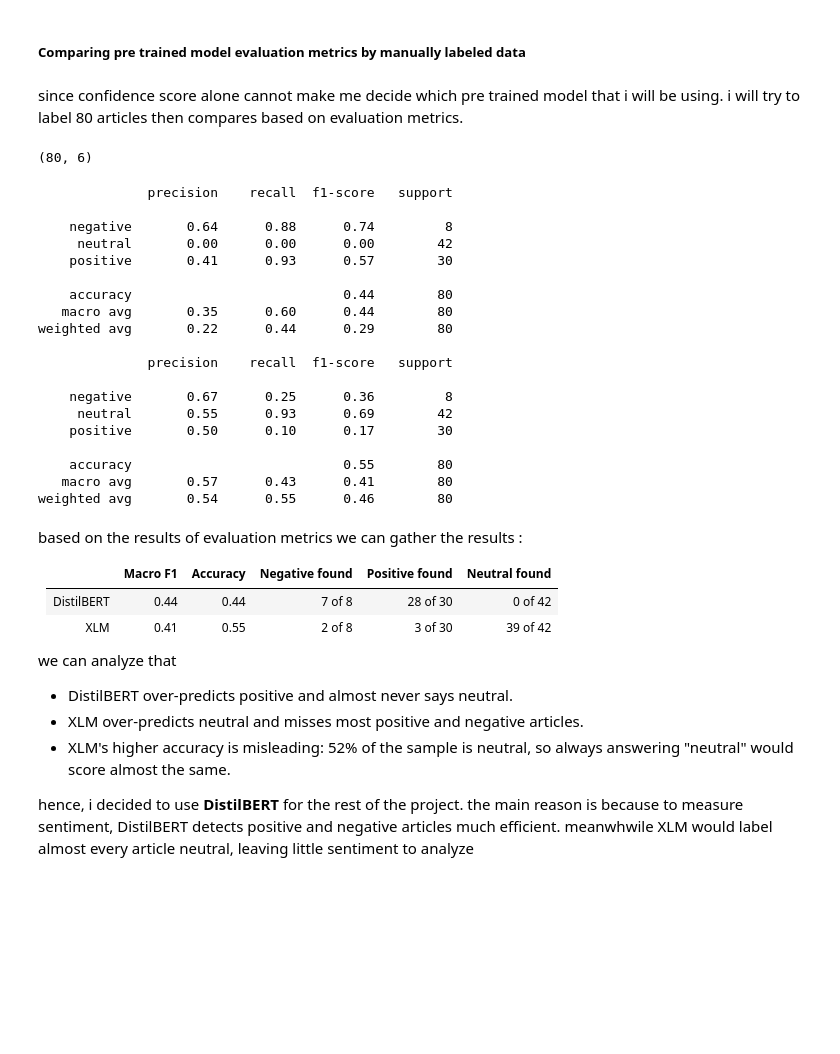
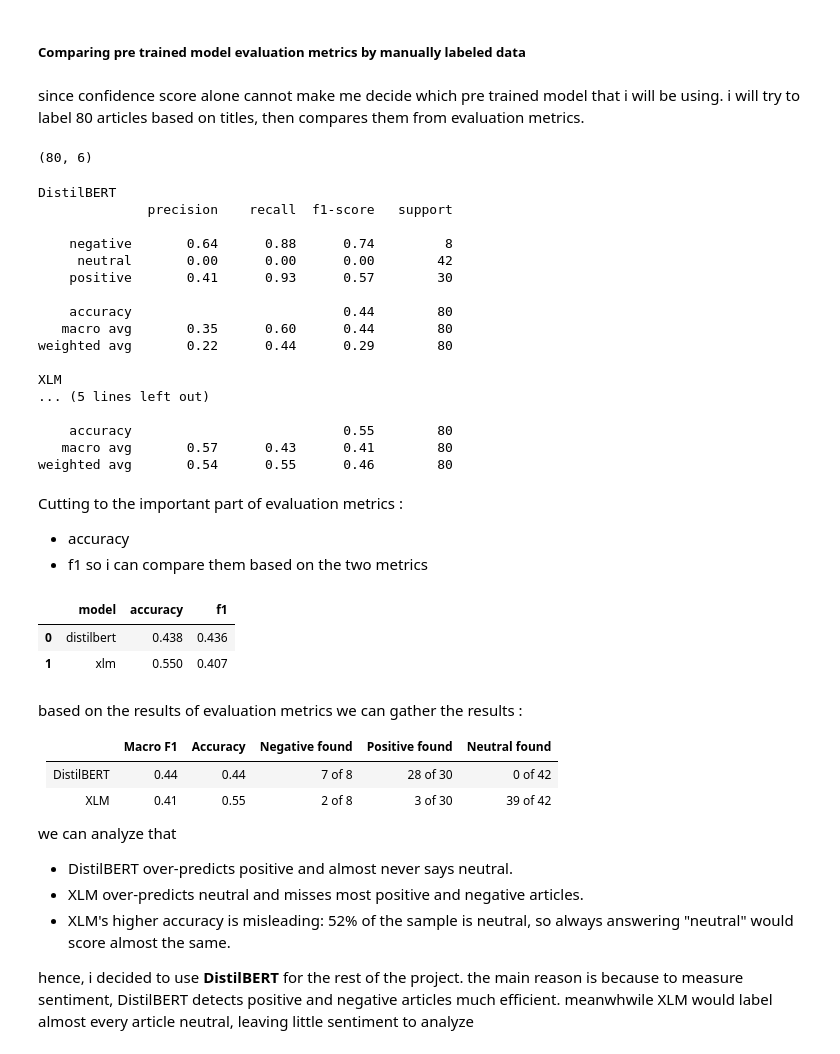
Before and after one commit to lTsumetai/PSN-Article-Sentiment-Analysis, a Jupyter notebook: Article_Sentiment_Analysis.ipynb, the cells around one changed output. Saved outputs shown, nothing was run; the diff lists cells and outputs as text; code cells hidden in the pictures; blank space fills up the shorter version.

```diff
--- a/Article_Sentiment_Analysis.ipynb
+++ b/Article_Sentiment_Analysis.ipynb
@@ -339,7 +340,7 @@ The average confidence is close: DistilBERT is 0.66 and XLM is 0.56. Both scores
 # %% [markdown]
 ##### Comparing pre trained model evaluation metrics by manually labeled data
 # %% [markdown]
-since confidence score alone cannot make me decide which pre trained model that i will be using. i will try to label 80 articles then compares based on evaluation metrics.
+since confidence score alone cannot make me decide which pre trained model that i will be using. i will try to label 80 articles based on titles, then compares them from evaluation metrics.
 # %%
 labels = pd.read_csv("labeled_sample.csv", index_col=0)
 labeled = compare_df.join(labels["true_label"], how="inner")
@@ -347,9 +348,13 @@ print(labeled.shape)   # should print (80, 6)
 # %% [output]
 (80, 6)
 # %%
+print("DistilBERT")
 print(classification_report(labeled["true_label"], labeled["label_distilbert"]))
+
+print("XLM")
 print(classification_report(labeled["true_label"], labeled["label_xlm"]))
 # %% [output]
+DistilBERT
               precision    recall  f1-score   support
 
     negative       0.64      0.88      0.74         8
@@ -360,15 +365,35 @@ print(classification_report(labeled["true_label"], labeled["label_xlm"]))
    macro avg       0.35      0.60      0.44        80
 weighted avg       0.22      0.44      0.29        80
 
-              precision    recall  f1-score   support
-
-    negative       0.67      0.25      0.36         8
-     neutral       0.55      0.93      0.69        42
-    positive       0.50      0.10      0.17        30
+XLM
+... (5 lines left out)
 
     accuracy                           0.55        80
    macro avg       0.57      0.43      0.41        80
 weighted avg       0.54      0.55      0.46        80
+# %% [markdown]
+Cutting to the important part of evaluation metrics :
+- accuracy
+- f1
+so i can compare them based on the two metrics
+# %%
+compare_metrics_model = pd.DataFrame({
+    "model": ["distilbert", "xlm"],
+    "accuracy": [
+        accuracy_score(labeled["true_label"], labeled["label_distilbert"]),
+        accuracy_score(labeled["true_label"], labeled["label_xlm"])
+    ],
+    "f1": [
+        f1_score(labeled["true_label"], labeled["label_distilbert"], average="macro"),
+        f1_score(labeled["true_label"], labeled["label_xlm"], average="macro")
+    ]
+})
+
+compare_metrics_model.round(3)
+# %% [output]
+|  | model | accuracy | f1 |
+| 0 | distilbert | 0.438 | 0.436 |
+| 1 | xlm | 0.550 | 0.407 |
 # %% [markdown]
 based on the results of evaluation metrics we can gather the results :
 
```
Also changed, not shown: parts of 5 cells of this notebook.
